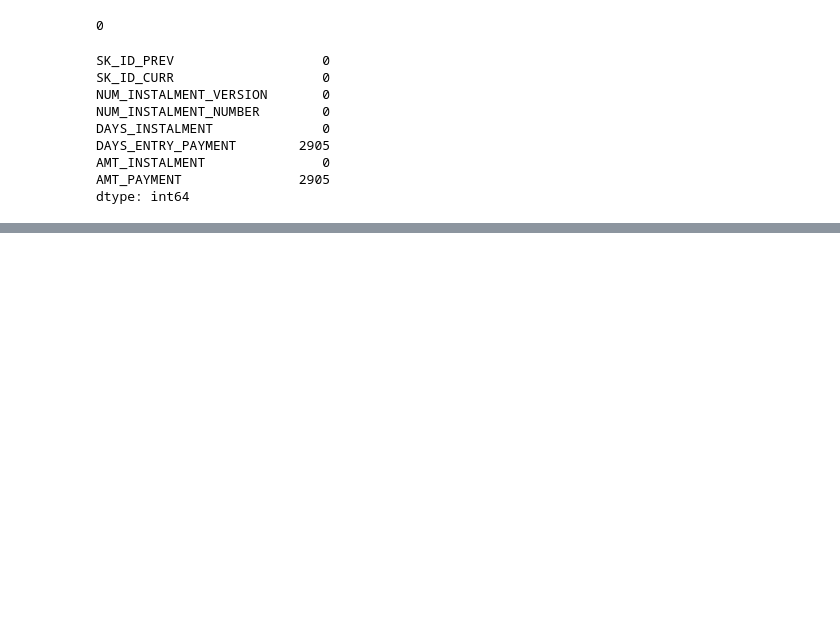
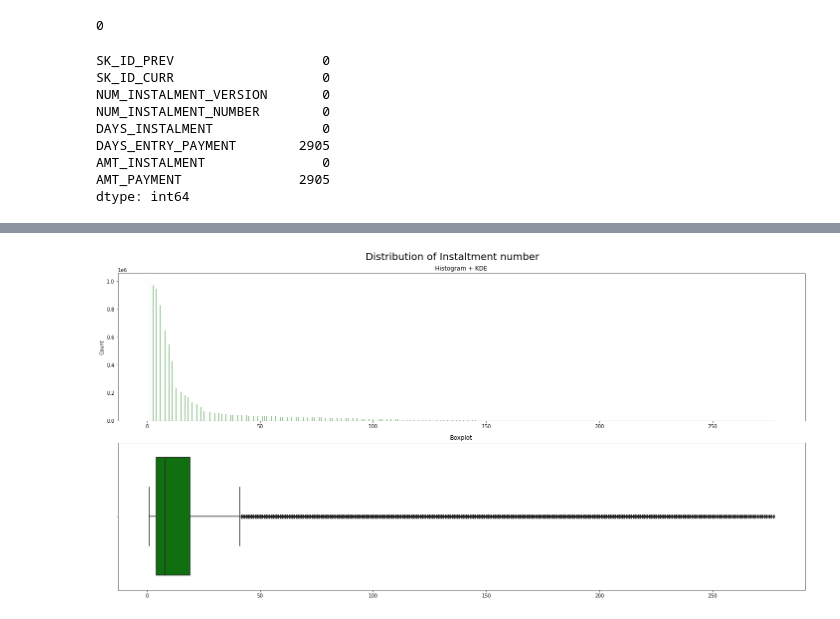
Before and after one commit to DucNgMinh/Data_Preparation_Project_Group_6, a Jupyter notebook: instalment_payment.ipynb, the cells around one changed output, grey strips where cells are left out. Saved outputs shown, nothing was run; the diff lists cells and outputs as text; code cells hidden in the pictures; blank space fills up the shorter version.

```diff
--- a/instalment_payment.ipynb
+++ b/instalment_payment.ipynb
@@ -118,0 +153,20 @@ installment_payment_combination
+# %%
+def draw_distribution(x, title,c):
+    fig, ax = plt.subplots(2,1,figsize=(20,10))
+
+    sns.histplot(x,ax=ax[0],color=c)
+    ax[0].set(xlabel=None)
+    ax[0].set_title('Histogram + KDE')
+
+    sns.boxplot(x, ax=ax[1],color=c)
+    ax[1].set(xlabel=None)
+    ax[1].set_title('Boxplot')
+
+    fig.suptitle(title, fontsize=20)
+    plt.tight_layout()
+    plt.show()
+# %%
+#distribution of "Instaltment number"
+draw_distribution(df_install['NUM_INSTALMENT_NUMBER'],'Distribution of Instaltment number',"g")
+# %% [output]
+[figure, added]
```
Also changed, not shown: parts of 29 cells of this notebook.
